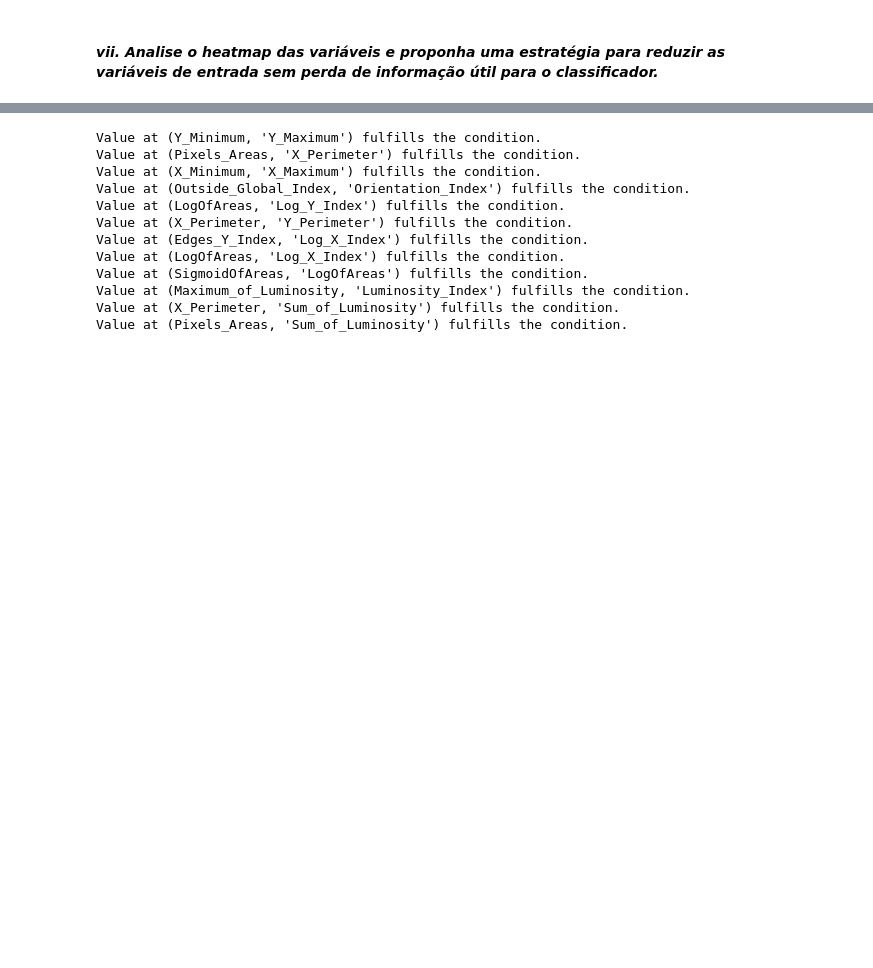
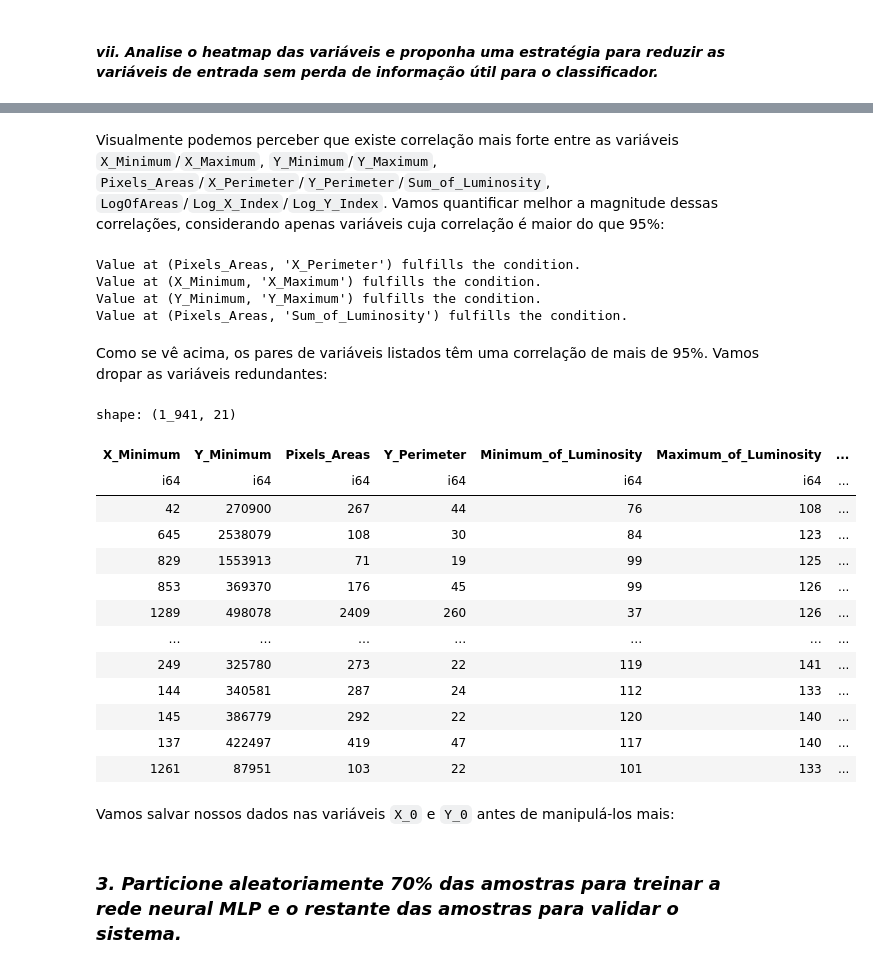
Before and after one commit to fbaltor/et-287, a Jupyter notebook: project_3/project_3.ipynb, the cells around one changed output, grey strips where cells are left out. Cells and saved outputs as stored; diff of their text form; code cells hidden in the pictures; blank space fills up the shorter version.

```diff
--- a/project_3/project_3.ipynb
+++ b/project_3/project_3.ipynb
@@ -403,5 +339,7 @@ plt.show()
+# %% [markdown]
+Visualmente podemos perceber que existe correlação mais forte entre as variáveis `X_Minimum`/`X_Maximum`, `Y_Minimum`/`Y_Maximum`, `Pixels_Areas`/`X_Perimeter`/`Y_Perimeter`/`Sum_of_Luminosity`, `LogOfAreas`/`Log_X_Index`/`Log_Y_Index`. Vamos quantificar melhor a magnitude dessas correlações, considerando apenas variáveis cuja correlação é maior do que 95%:
 # %%
-correlation_threshold = .85
+correlation_threshold = .95
 X_corr = X_without_steel_type.corr()
 corr_var_indexes = [
     {i, j} for i in range(X_corr.height) for j in range(X_corr.width)
@@ -414,15 +352,30 @@ corr_var_indexes = list({frozenset(i) for i in corr_var_indexes})
 for row, col in corr_var_indexes:
     print(f"Value at ({X_corr.columns[row]}, '{X_corr.columns[col]}') fulfills the condition.")
 # %% [output]
-Value at (Y_Minimum, 'Y_Maximum') fulfills the condition.
 Value at (Pixels_Areas, 'X_Perimeter') fulfills the condition.
 Value at (X_Minimum, 'X_Maximum') fulfills the condition.
-Value at (Outside_Global_Index, 'Orientation_Index') fulfills the condition.
-Value at (LogOfAreas, 'Log_Y_Index') fulfills the condition.
-Value at (X_Perimeter, 'Y_Perimeter') fulfills the condition.
-Value at (Edges_Y_Index, 'Log_X_Index') fulfills the condition.
-Value at (LogOfAreas, 'Log_X_Index') fulfills the condition.
-Value at (SigmoidOfAreas, 'LogOfAreas') fulfills the condition.
-Value at (Maximum_of_Luminosity, 'Luminosity_Index') fulfills the condition.
-Value at (X_Perimeter, 'Sum_of_Luminosity') fulfills the condition.
+Value at (Y_Minimum, 'Y_Maximum') fulfills the condition.
 Value at (Pixels_Areas, 'Sum_of_Luminosity') fulfills the condition.
+# %% [markdown]
+Como se vê acima, os pares de variáveis listados têm uma correlação de mais de 95%. Vamos dropar as variáveis redundantes:
+# %%
+X = X.drop(['X_Perimeter', 'X_Maximum', 'Y_Maximum', 'Sum_of_Luminosity', 'TypeOfSteel_A300', 'TypeOfSteel_A400'], strict = False)
+
+X
+# %% [output]
+shape: (1_941, 21)
+| X_Minimum | Y_Minimum | Pixels_Areas | Y_Perimeter | Minimum_of_Luminosity | Maximum_of_Luminosity | ... |
+| i64 | i64 | i64 | i64 | i64 | i64 | ... |
+| 42 | 270900 | 267 | 44 | 76 | 108 | ... |
+| 645 | 2538079 | 108 | 30 | 84 | 123 | ... |
+| 829 | 1553913 | 71 | 19 | 99 | 125 | ... |
+| 853 | 369370 | 176 | 45 | 99 | 126 | ... |
+| 1289 | 498078 | 2409 | 260 | 37 | 126 | ... |
+| … | … | … | … | … | … | ... |
+| 249 | 325780 | 273 | 22 | 119 | 141 | ... |
+| 144 | 340581 | 287 | 24 | 112 | 133 | ... |
+| 145 | 386779 | 292 | 22 | 120 | 140 | ... |
+| 137 | 422497 | 419 | 47 | 117 | 140 | ... |
+| 1261 | 87951 | 103 | 22 | 101 | 133 | ... |
+# %% [markdown]
+Vamos salvar nossos dados nas variáveis `X_0` e `Y_0` antes de manipulá-los mais:
@@ -428,0 +385,2 @@ Value at (Pixels_Areas, 'Sum_of_Luminosity') fulfills the condition.
+# %% [markdown]
+### _3. Particione aleatoriamente 70% das amostras para treinar a rede neural MLP e o restante das amostras para validar o sistema._
```
Also changed, not shown: parts of 41 cells of this notebook, 3 other files.
